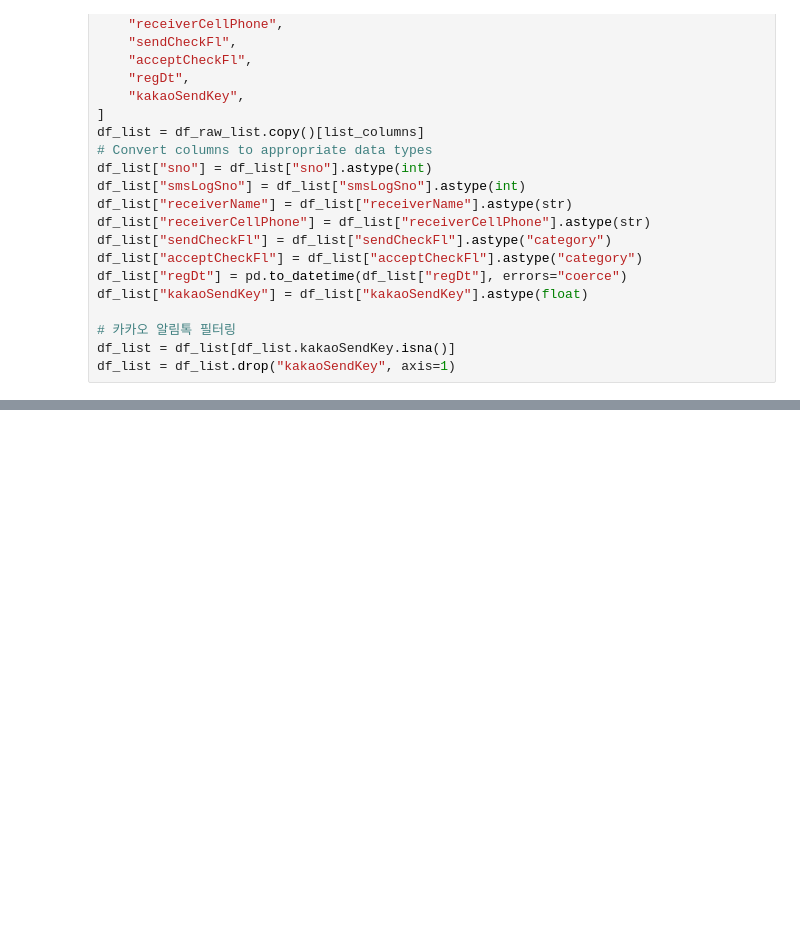
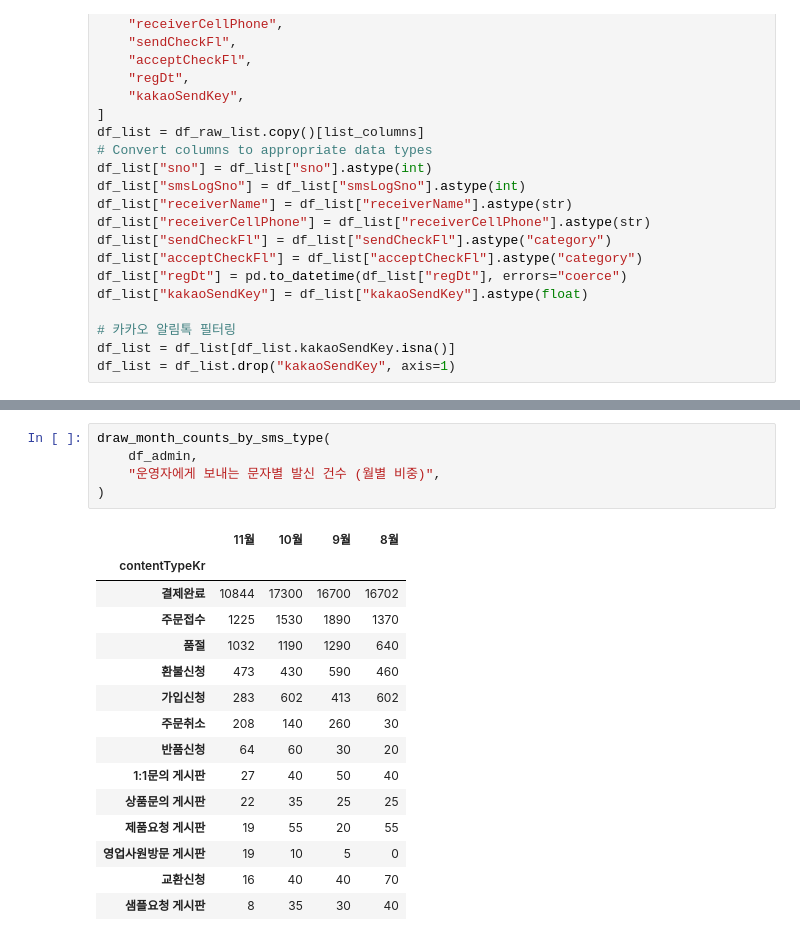
Before and after one commit to plandocs-it/pd-data-analysis, a Jupyter notebook: 241114_SMS발송통계_visualization.ipynb, the cells around one changed output, grey strips where cells are left out. Cells and saved outputs as stored; diff of their text form; blank space fills up the shorter version.

```diff
--- a/241114_SMS발송통계_visualization.ipynb
+++ b/241114_SMS발송통계_visualization.ipynb
@@ -122 +267,22 @@ df_merged
+# %%
+draw_month_counts_by_sms_type(
+    df_admin,
+    "운영자에게 보내는 문자별 발신 건수 (월별 비중)",
+)
+# %% [output]
+|  | 11월 | 10월 | 9월 | 8월 |
+| contentTypeKr |  |  |  |  |
+| 결제완료 | 10844 | 17300 | 16700 | 16702 |
+| 주문접수 | 1225 | 1530 | 1890 | 1370 |
+| 품절 | 1032 | 1190 | 1290 | 640 |
+| 환불신청 | 473 | 430 | 590 | 460 |
+| 가입신청 | 283 | 602 | 413 | 602 |
+| 주문취소 | 208 | 140 | 260 | 30 |
+| 반품신청 | 64 | 60 | 30 | 20 |
+| 1:1문의 게시판 | 27 | 40 | 50 | 40 |
+| 상품문의 게시판 | 22 | 35 | 25 | 25 |
+| 제품요청 게시판 | 19 | 55 | 20 | 55 |
+| 영업사원방문 게시판 | 19 | 10 | 5 | 0 |
+| 교환신청 | 16 | 40 | 40 | 70 |
+| 샘플요청 게시판 | 8 | 35 | 30 | 40 |
 # %%
```
Also changed, not shown: parts of 34 cells of this notebook, 2 other files.
